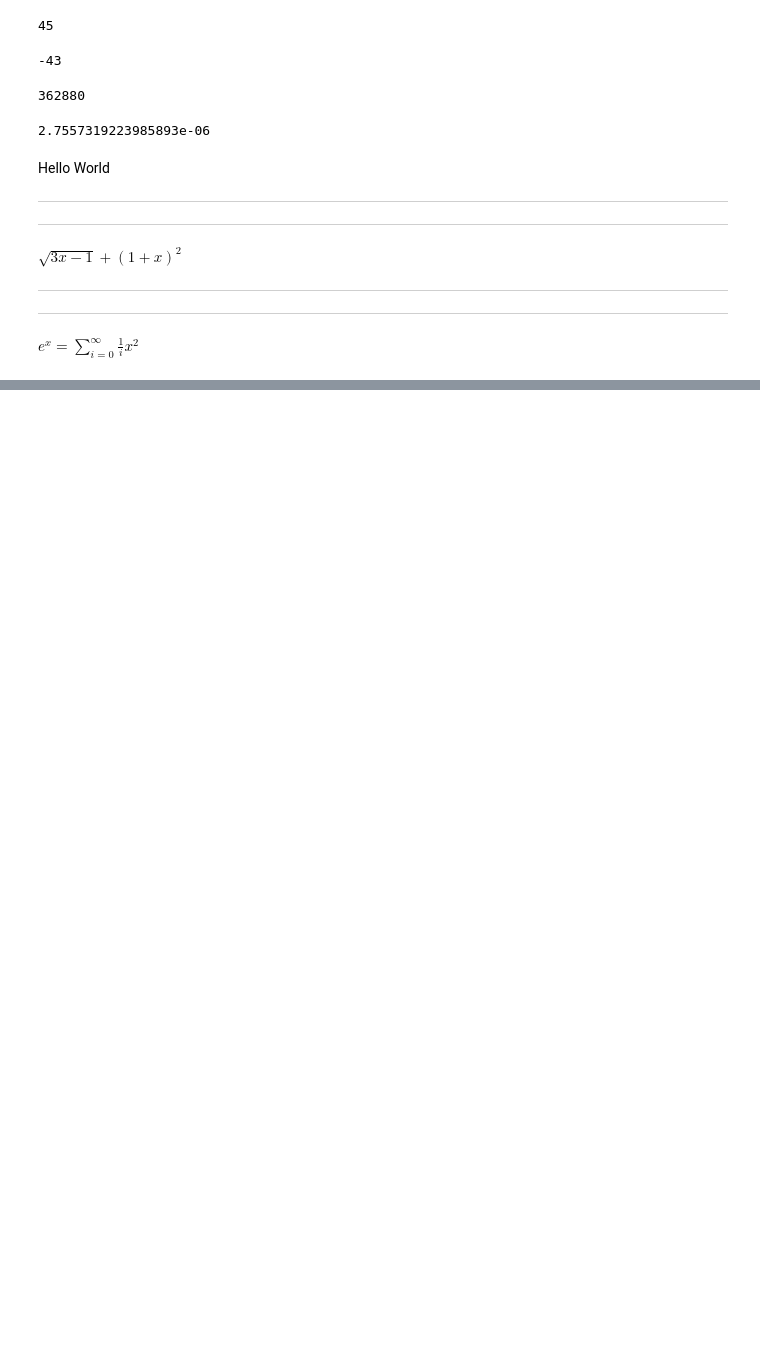
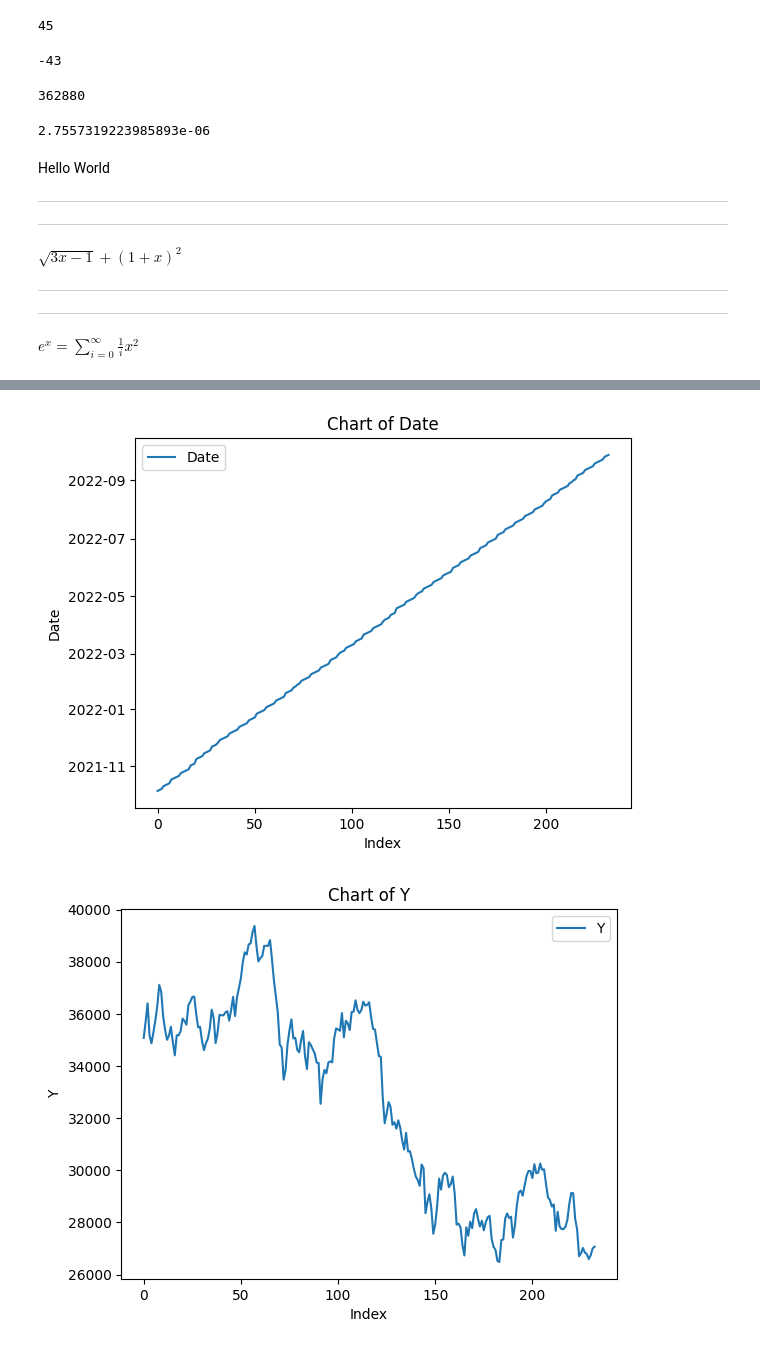
Before and after one commit to NanaShi929/GBS_Winter_School, a Jupyter notebook: GBS_Winter_School.ipynb, the cells around one changed output, grey strips where cells are left out. Drawn from its saved outputs; the diff is of its cells as text; code cells hidden in the pictures; blank space fills up the shorter version.

```diff
--- a/GBS_Winter_School.ipynb
+++ b/GBS_Winter_School.ipynb
@@ -45,0 +125,28 @@ $e^x=\sum_{i=0}^\infty \frac{1}{i}x^2$
+# %%
+# prompt: Codes to create individual chart of all variables
+
+from google.colab import files
+import pandas as pd
+import io
+import matplotlib.pyplot as plt
+
+# ... (Your existing code)
+
+try:
+  for col in df.columns:
+    plt.figure()  # Create a new figure for each variable
+    df[col].plot(kind='line')  # Plot individual variable
+    plt.title(f'Chart of {col}')
+    plt.xlabel('Index')
+    plt.ylabel(col)
+    plt.legend()
+    plt.show()
+except NameError:
+  print("The variable 'df' is not defined. Please ensure an Excel file is uploaded and processed correctly.")
+except KeyError as e:
+    print(f"Column '{e}' not found in the DataFrame.")
+except Exception as e:
+    print(f"An error occurred: {e}")
+# %% [output]
+[figure, added]
+[figure, added]
```
Also changed, not shown: parts of 5 cells of this notebook.
